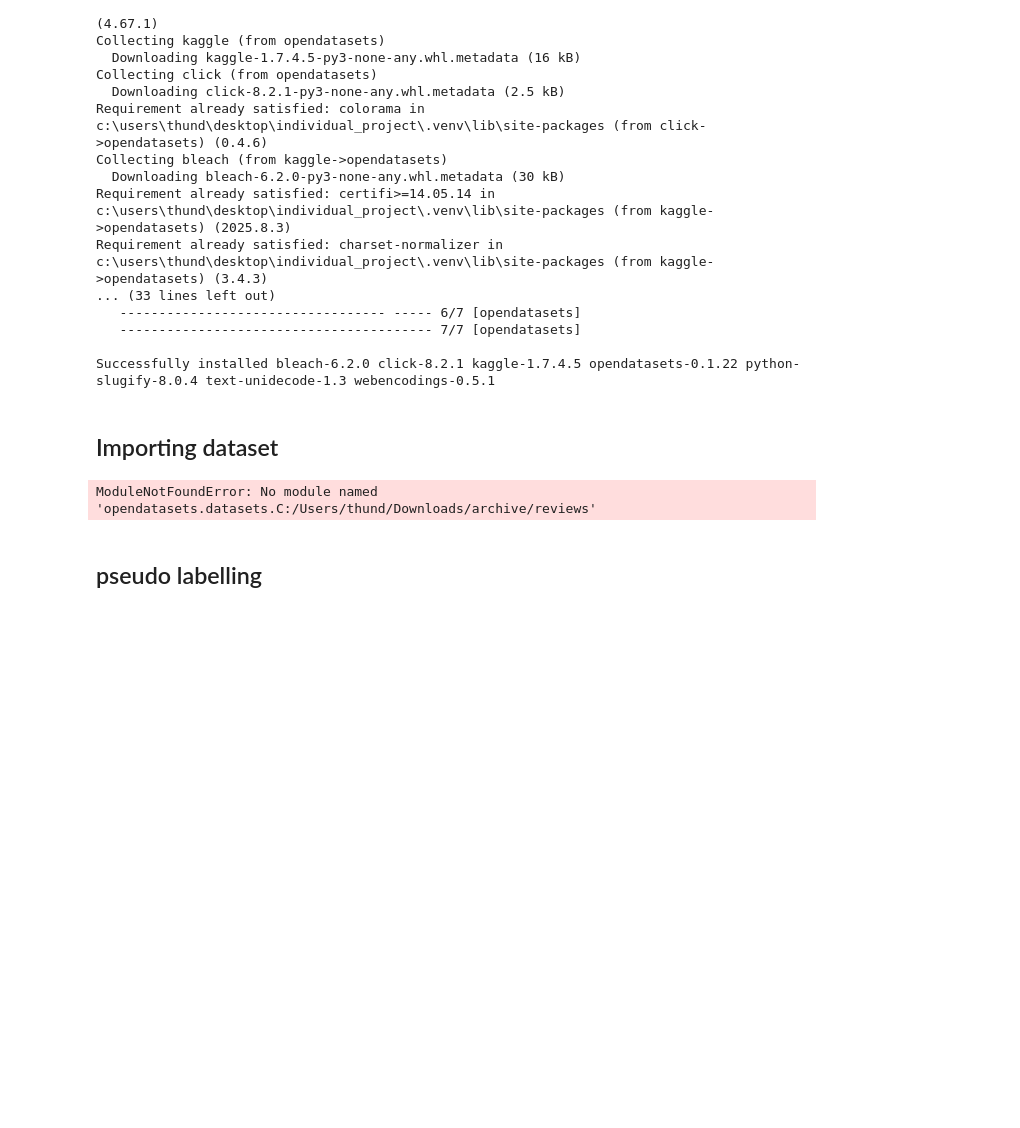
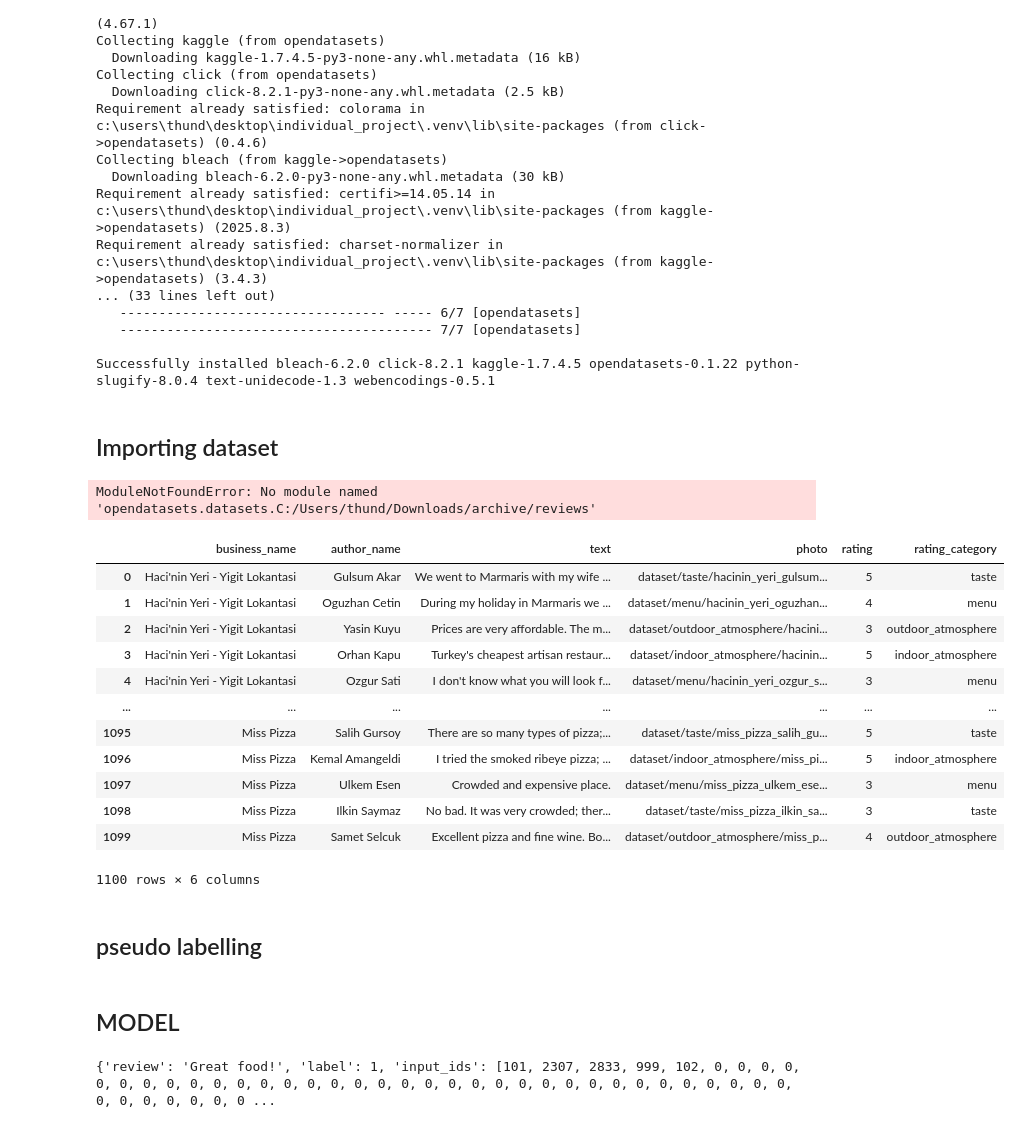
Before and after one commit to dexun02/techjam, a Jupyter notebook: ML_model.ipynb, the cells around one changed output. Drawn from its saved outputs; the diff is of its cells as text; code cells hidden in the pictures; blank space fills up the shorter version.

```diff
--- a/ML_model.ipynb
+++ b/ML_model.ipynb
@@ -58,7 +58,23 @@ od.download("C:/Users/thund/Downloads/archive/reviews.csv")
 # %% [output]
 ModuleNotFoundError: No module named 'opendatasets.datasets.C:/Users/thund/Downloads/archive/reviews'
 # %%
-reviews_df = pd.read_csv("C:/Users/thund/Downloads/archive/reviews.csv")
+reviews_df = pd.read_csv("C:/Users/thund/Desktop/Github/techjam/dataset/reviews.csv")
+# %%
+reviews_df
+# %% [output]
+|  | business_name | author_name | text | photo | rating | rating_category |
+| 0 | Haci'nin Yeri - Yigit Lokantasi | Gulsum Akar | We went to Marmaris with my wife ... | dataset/taste/hacinin_yeri_gulsum... | 5 | taste |
+| 1 | Haci'nin Yeri - Yigit Lokantasi | Oguzhan Cetin | During my holiday in Marmaris we ... | dataset/menu/hacinin_yeri_oguzhan... | 4 | menu |
+| 2 | Haci'nin Yeri - Yigit Lokantasi | Yasin Kuyu | Prices are very affordable. The m... | dataset/outdoor_atmosphere/hacini... | 3 | outdoor_atmosphere |
+| 3 | Haci'nin Yeri - Yigit Lokantasi | Orhan Kapu | Turkey's cheapest artisan restaur... | dataset/indoor_atmosphere/hacinin... | 5 | indoor_atmosphere |
+| 4 | Haci'nin Yeri - Yigit Lokantasi | Ozgur Sati | I don't know what you will look f... | dataset/menu/hacinin_yeri_ozgur_s... | 3 | menu |
+| ... | ... | ... | ... | ... | ... | ... |
+| 1095 | Miss Pizza | Salih Gursoy | There are so many types of pizza;... | dataset/taste/miss_pizza_salih_gu... | 5 | taste |
+| 1096 | Miss Pizza | Kemal Amangeldi | I tried the smoked ribeye pizza; ... | dataset/indoor_atmosphere/miss_pi... | 5 | indoor_atmosphere |
+| 1097 | Miss Pizza | Ulkem Esen | Crowded and expensive place. | dataset/menu/miss_pizza_ulkem_ese... | 3 | menu |
+| 1098 | Miss Pizza | Ilkin Saymaz | No bad. It was very crowded; ther... | dataset/taste/miss_pizza_ilkin_sa... | 3 | taste |
+| 1099 | Miss Pizza | Samet Selcuk | Excellent pizza and fine wine. Bo... | dataset/outdoor_atmosphere/miss_p... | 4 | outdoor_atmosphere |
+1100 rows × 6 columns
 # %% [markdown]
 ## pseudo labelling
 # %%
@@ -76,0 +93,22 @@ df["label"] = df["review"].apply(rule_based_label)
+# %% [markdown]
+## MODEL
+# %%
+from datasets import Dataset
+from transformers import AutoTokenizer
+
+# Example DataFrame
+import pandas as pd
+df = pd.DataFrame({"review": ["Great food!", "Terrible service."], "label": [1, 0]})
+dataset = Dataset.from_pandas(df)
+
+# Tokenizer
+tokenizer = AutoTokenizer.from_pretrained("distilbert-base-uncased")
+
+# Batched tokenization
+def tokenize(batch):
+    return tokenizer(batch["review"], padding="max_length", truncation=True)
+
+dataset = dataset.map(tokenize, batched=True)
+print(dataset[0])
+# %% [output]
+{'review': 'Great food!', 'label': 1, 'input_ids': [101, 2307, 2833, 999, 102, 0, 0, 0, 0, 0, 0, 0, 0, 0, 0, 0, 0, 0, 0, 0, 0, 0, 0, 0, 0, 0, 0, 0, 0, 0, 0, 0, 0, 0, 0, 0, 0, 0, 0, 0, 0, 0, 0, 0, 0, 0 ...
```
Also changed, not shown: parts of 3 cells of this notebook.
